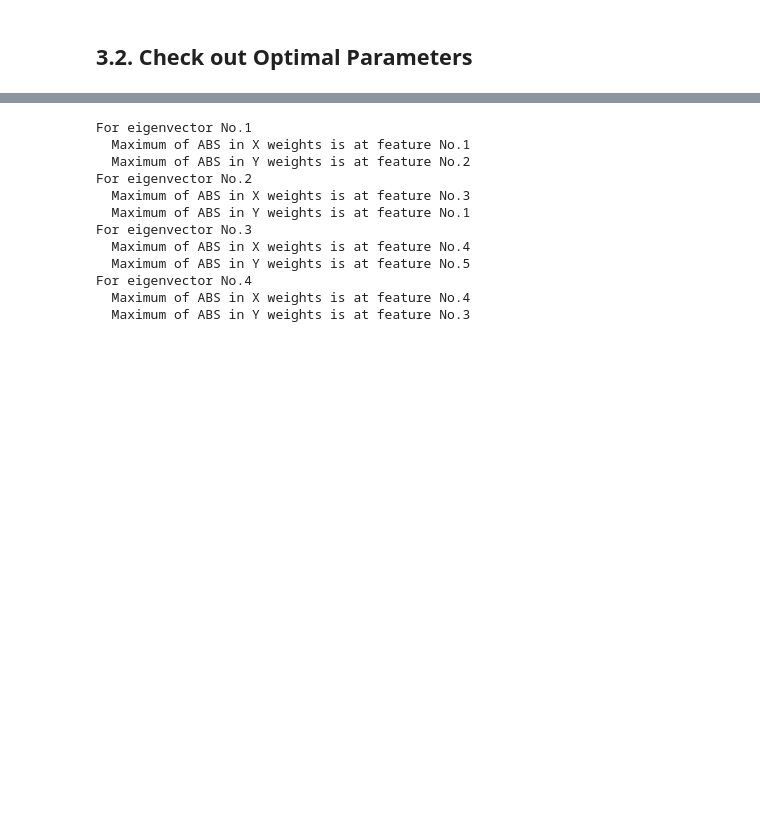
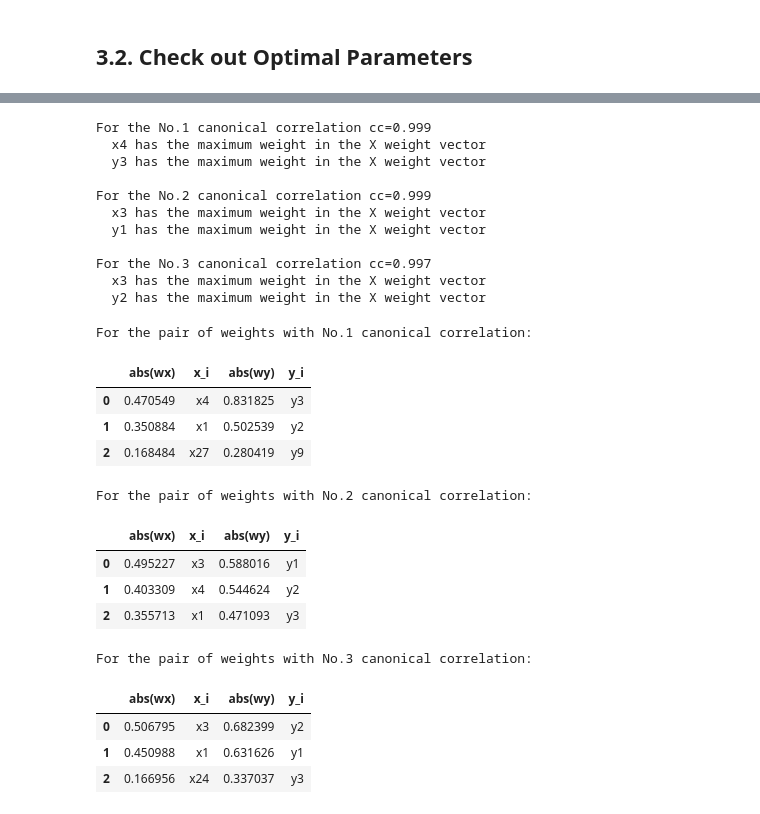
Before and after one commit to Chao8219/scikit_learn_showcase, a Jupyter notebook: jupyter_notebooks/CCA/CCA_regularization.ipynb, the cells around one changed output, grey strips where cells are left out. Drawn from its saved outputs; the diff is of its cells as text; code cells hidden in the pictures; blank space fills up the shorter version.

```diff
--- a/jupyter_notebooks/CCA/CCA_regularization.ipynb
+++ b/jupyter_notebooks/CCA/CCA_regularization.ipynb
@@ -267,18 +367,59 @@ plt.tight_layout()
 # %%
-for i in range(eig_viz_num):
-    print('For eigenvector No.{}'.format(i+1))
-    print('  Maximum of ABS in X weights is at feature No.{}'.format(np.argmax(np.abs(rcca_bunch.wx[:, i]))+1))
-    print('  Maximum of ABS in Y weights is at feature No.{}'.format(np.argmax(np.abs(rcca_bunch.wy[:, i]))+1))
+for i in range(cc_viz_num):
+    print('For the No.{} canonical correlation cc={:.3f}'.format(i+1, rcca_bunch.cc_train[i]))
+    print('  x{} has the maximum weight in the X weight vector'.format(np.argmax(np.abs(rcca_bunch.wx[:, i]))+1))
+    print('  y{} has the maximum weight in the X weight vector'.format(np.argmax(np.abs(rcca_bunch.wy[:, i]))+1))
+    print()
 # %% [output]
-For eigenvector No.1
-  Maximum of ABS in X weights is at feature No.1
-  Maximum of ABS in Y weights is at feature No.2
-For eigenvector No.2
-  Maximum of ABS in X weights is at feature No.3
-  Maximum of ABS in Y weights is at feature No.1
-For eigenvector No.3
-  Maximum of ABS in X weights is at feature No.4
-  Maximum of ABS in Y weights is at feature No.5
-For eigenvector No.4
-  Maximum of ABS in X weights is at feature No.4
-  Maximum of ABS in Y weights is at feature No.3
+For the No.1 canonical correlation cc=0.999
+  x4 has the maximum weight in the X weight vector
+  y3 has the maximum weight in the X weight vector
+
+For the No.2 canonical correlation cc=0.999
+  x3 has the maximum weight in the X weight vector
+  y1 has the maximum weight in the X weight vector
+
+For the No.3 canonical correlation cc=0.997
+  x3 has the maximum weight in the X weight vector
+  y2 has the maximum weight in the X weight vector
+# %%
+# check it out in a different way
+wx_abs = np.abs(rcca_bunch.wx)
+wy_abs = np.abs(rcca_bunch.wy)
+
+x_name_arr = np.array(['x{}'.format(i) for i in range(1, X_dimension_num+1)])
+y_name_arr = np.array(['y{}'.format(i) for i in range(1, Y_dimension_num+1)])
+
+
+for cc_i in range(cc_viz_num):
+    wx_abs_ind_sorted = wx_abs[:, cc_i].argsort() # ascending order; for descending order, use [::-1]
+    wy_abs_ind_sorted = wy_abs[:, cc_i].argsort()
+
+    print('For the pair of weights with No.{} canonical correlation:'.format(cc_i+1))
+    w_df = pd.DataFrame(
+        data={
+            'abs(wx)': wx_abs[wx_abs_ind_sorted[::-1], cc_i][:10],
+            'x_i': x_name_arr[wx_abs_ind_sorted[::-1]][:10],
+            'abs(wy)': wy_abs[wy_abs_ind_sorted[::-1], cc_i][:10],
+            'y_i': y_name_arr[wy_abs_ind_sorted[::-1]][:10]
+        }
+    )
+
+    display(w_df.head(n=3))
+    print()
+# %% [output]
+For the pair of weights with No.1 canonical correlation:
+|  | abs(wx) | x_i | abs(wy) | y_i |
+| 0 | 0.470549 | x4 | 0.831825 | y3 |
+| 1 | 0.350884 | x1 | 0.502539 | y2 |
+| 2 | 0.168484 | x27 | 0.280419 | y9 |
+For the pair of weights with No.2 canonical correlation:
+|  | abs(wx) | x_i | abs(wy) | y_i |
+| 0 | 0.495227 | x3 | 0.588016 | y1 |
+| 1 | 0.403309 | x4 | 0.544624 | y2 |
+| 2 | 0.355713 | x1 | 0.471093 | y3 |
+For the pair of weights with No.3 canonical correlation:
+|  | abs(wx) | x_i | abs(wy) | y_i |
+| 0 | 0.506795 | x3 | 0.682399 | y2 |
+| 1 | 0.450988 | x1 | 0.631626 | y1 |
+| 2 | 0.166956 | x24 | 0.337037 | y3 |
```
Also changed, not shown: parts of 19 cells of this notebook.
